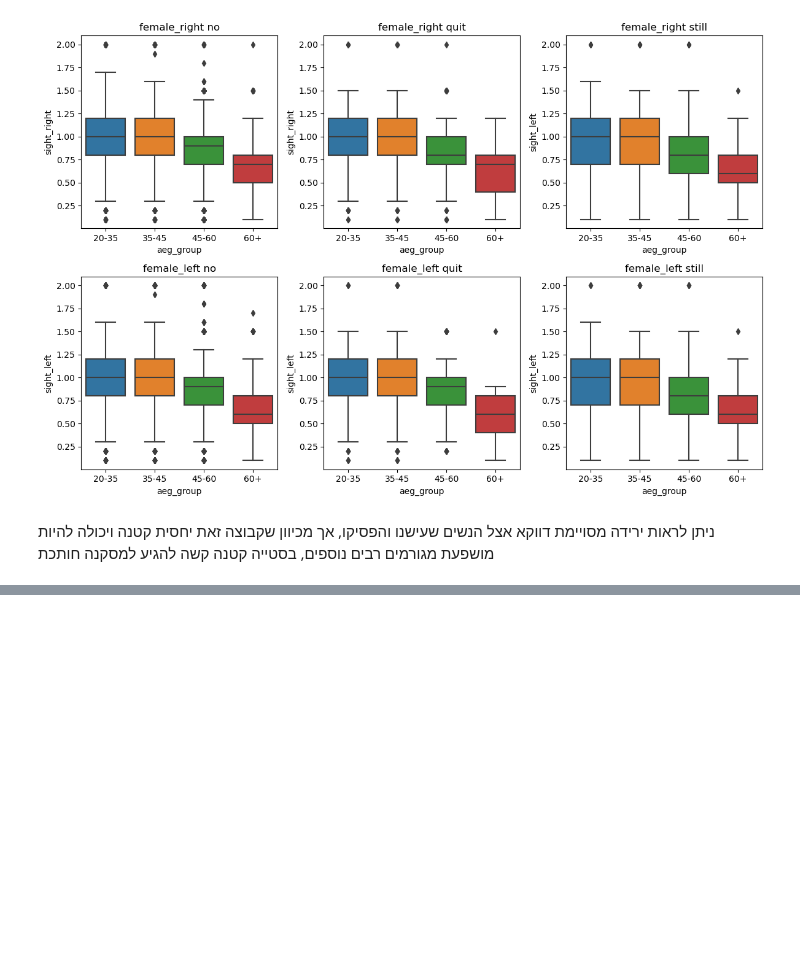
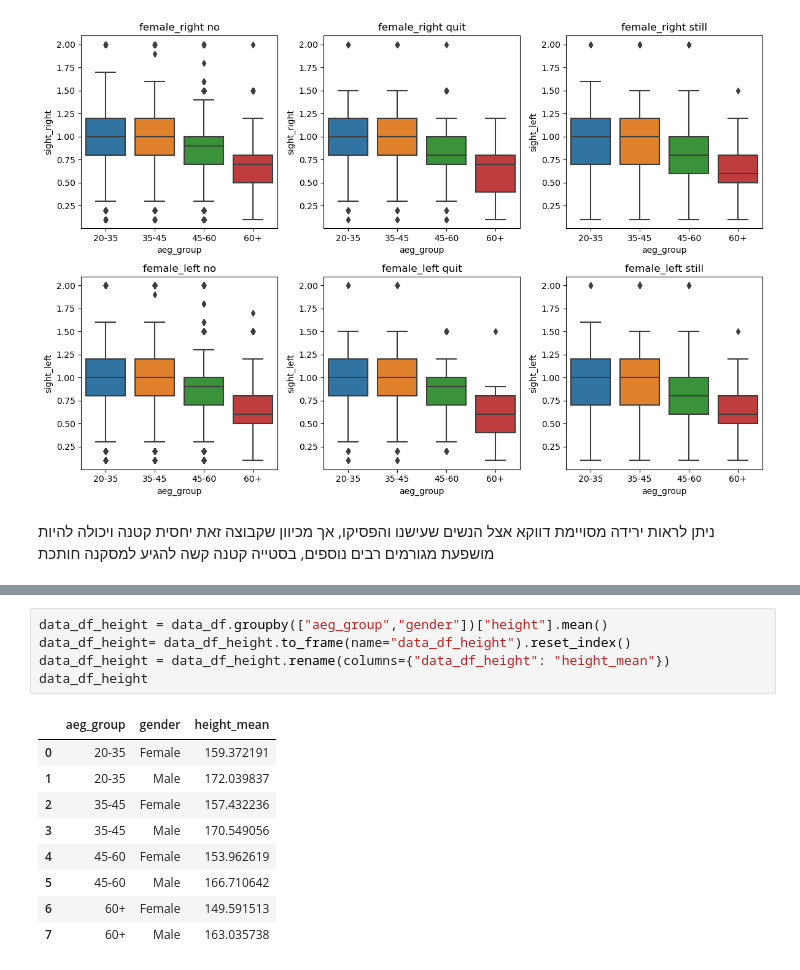
Before and after one commit to reuvenwel/project-1, a Jupyter notebook: גרסה 6.ipynb, the cells around one changed output, grey strips where cells are left out. Cells and saved outputs as stored; diff of their text form; blank space fills up the shorter version.

```diff
--- a/גרסה 6.ipynb
+++ b/גרסה 6.ipynb
@@ -1178,0 +1179,15 @@ plt.show()
+# %%
+data_df_height = data_df.groupby(["aeg_group","gender"])["height"].mean()
+data_df_height= data_df_height.to_frame(name="data_df_height").reset_index()
+data_df_height = data_df_height.rename(columns={"data_df_height": "height_mean"})
+data_df_height
+# %% [output]
+|  | aeg_group | gender | height_mean |
+| 0 | 20-35 | Female | 159.372191 |
+| 1 | 20-35 | Male | 172.039837 |
+| 2 | 35-45 | Female | 157.432236 |
+| 3 | 35-45 | Male | 170.549056 |
+| 4 | 45-60 | Female | 153.962619 |
+| 5 | 45-60 | Male | 166.710642 |
+| 6 | 60+ | Female | 149.591513 |
+| 7 | 60+ | Male | 163.035738 |
```
Also changed, not shown: parts of 7 cells of this notebook.
